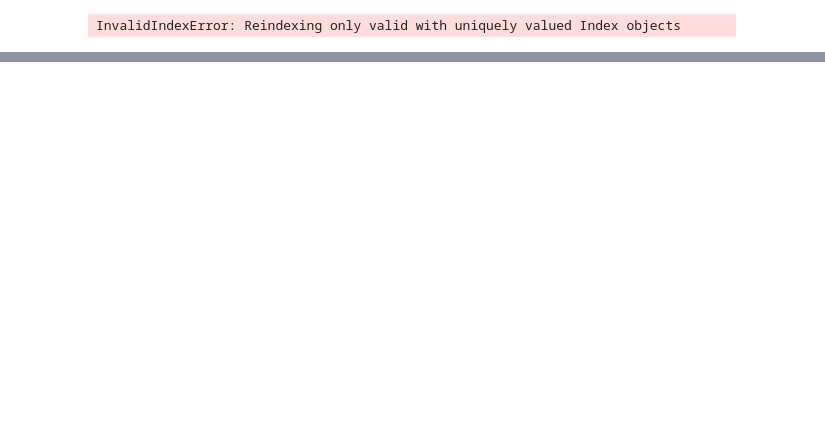
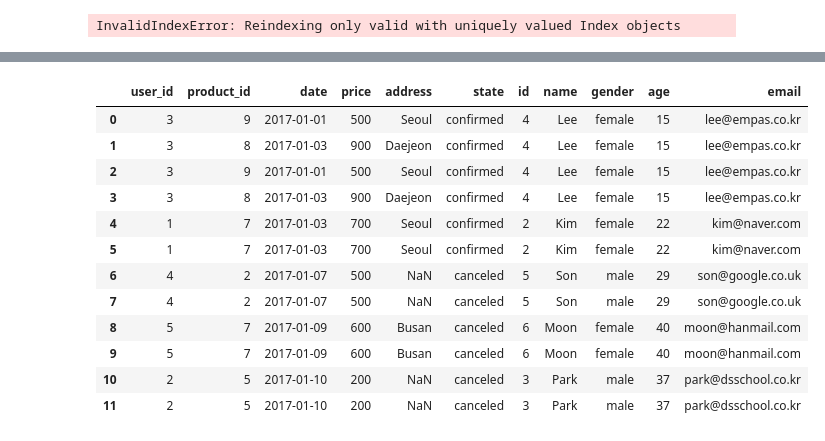
Before and after one commit to bwowby/DS, a Jupyter notebook: pandas_practice1.ipynb, the cells around one changed output, grey strips where cells are left out. Saved outputs shown, nothing was run; the diff lists cells and outputs as text; code cells hidden in the pictures; blank space fills up the shorter version.

```diff
--- a/pandas_practice1.ipynb
+++ b/pandas_practice1.ipynb
@@ -382,0 +408,18 @@ InvalidIndexError: Reindexing only valid with uniquely valued Index objects
+# %%
+#합칠때 key가 같으면 left_on ,right_on 안 해줘도 됨
+user["user_id"] = user.index
+pd.merge(order,user,on = "user_id")
+# %% [output]
+|  | user_id | product_id | date | price | address | state | id | name | gender | age | email |
+| 0 | 3 | 9 | 2017-01-01 | 500 | Seoul | confirmed | 4 | Lee | female | 15 | lee@empas.co.kr |
+| 1 | 3 | 8 | 2017-01-03 | 900 | Daejeon | confirmed | 4 | Lee | female | 15 | lee@empas.co.kr |
+| 2 | 3 | 9 | 2017-01-01 | 500 | Seoul | confirmed | 4 | Lee | female | 15 | lee@empas.co.kr |
+| 3 | 3 | 8 | 2017-01-03 | 900 | Daejeon | confirmed | 4 | Lee | female | 15 | lee@empas.co.kr |
+| 4 | 1 | 7 | 2017-01-03 | 700 | Seoul | confirmed | 2 | Kim | female | 22 | kim@naver.com |
+| 5 | 1 | 7 | 2017-01-03 | 700 | Seoul | confirmed | 2 | Kim | female | 22 | kim@naver.com |
+| 6 | 4 | 2 | 2017-01-07 | 500 | NaN | canceled | 5 | Son | male | 29 | son@google.co.uk |
+| 7 | 4 | 2 | 2017-01-07 | 500 | NaN | canceled | 5 | Son | male | 29 | son@google.co.uk |
+| 8 | 5 | 7 | 2017-01-09 | 600 | Busan | canceled | 6 | Moon | female | 40 | moon@hanmail.com |
+| 9 | 5 | 7 | 2017-01-09 | 600 | Busan | canceled | 6 | Moon | female | 40 | moon@hanmail.com |
+| 10 | 2 | 5 | 2017-01-10 | 200 | NaN | canceled | 3 | Park | male | 37 | park@dsschool.co.kr |
+| 11 | 2 | 5 | 2017-01-10 | 200 | NaN | canceled | 3 | Park | male | 37 | park@dsschool.co.kr |
```
Also changed, not shown: parts of 12 cells of this notebook.
